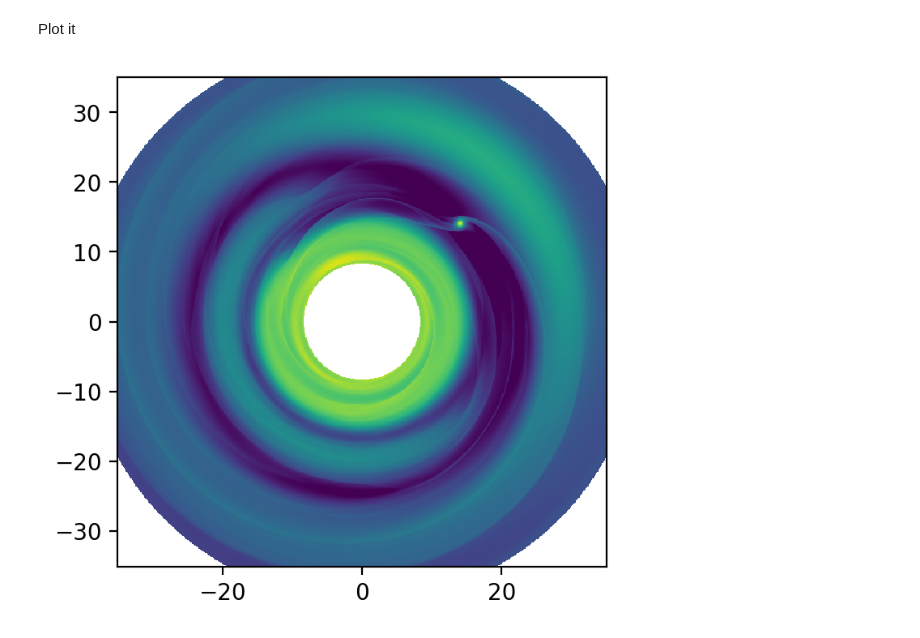
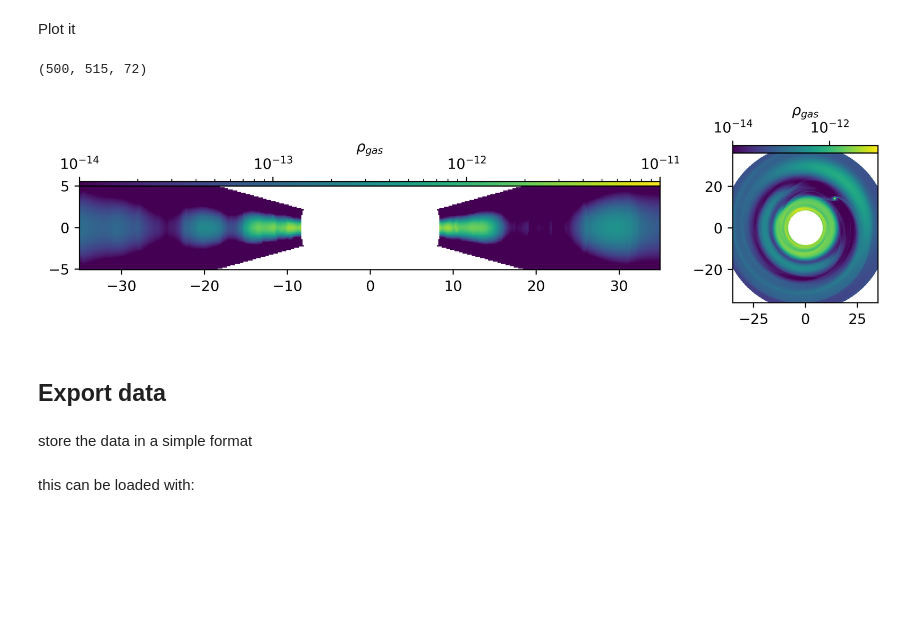
Before and after one commit to birnstiel/astro3D, a Jupyter notebook: interpolate_pluto_disk.ipynb, the cells around one changed output. Cells and saved outputs as stored; diff of their text form; code cells hidden in the pictures; blank space fills up the shorter version.

```diff
--- a/interpolate_pluto_disk.ipynb
+++ b/interpolate_pluto_disk.ipynb
@@ -39,9 +66,11 @@ rho_mod = np.concatenate((rho, rho[:, :, 0:1]), axis=2)
 # %% [markdown]
 We create a cartesian slice, here in the mid-plane `(x, y)` while we call the height `z`
 # %%
-x = np.linspace(-35, 35, 500) * au
-y = np.linspace(-35, 35, 510) * au
-z = np.array([0])
+dx = 0.14
+
+x = np.arange(-35, 35, dx) * au
+y = np.arange(-36, 36, dx) * au
+z = np.arange(-5, 5, dx) * au
 
 X, Y, Z = np.meshgrid(x, y, z, indexing='ij')
 # %% [markdown]
@@ -66,11 +95,38 @@ The result is again one dimensional (one value per new point), so we need to res
 interp = interp.reshape(X.shape)
 # %% [markdown]
 Plot it
+# %%
+X.shape
+# %% [output]
+(500, 515, 72)
 # %%
-vmax = 10.**np.ceil(np.log10(rho.max()))
+f, axs = plt.subplots(1, 2, dpi=200, gridspec_kw={'width_ratios':[4, 1]}, figsize=(10, 2))
 
-f, ax = plt.subplots(dpi=200)
-ax.pcolormesh(x / au, y / au, interp[:, :, 0].T, norm=LogNorm(vmin=1e-3 * vmax, vmax=vmax), shading='auto')
-ax.set_aspect('equal')
+vmax = 10.**np.ceil(np.log10(interp.max()))
+
+iy = len(y) // 2
+iz = len(z) // 2
+
+ax = axs[0]
+cc1 = ax.pcolormesh(X[:, iy, :] / au, Z[:, iy, :] / au, interp[:, iy, :], norm=LogNorm(vmin=1e-3 * vmax, vmax=vmax), shading='auto', rasterized=True)
+
+ax = axs[1]
+cc2 = ax.pcolormesh(X[:, :, iz] / au, Y[:, :, iz] / au, interp[:, :, iz], norm=LogNorm(vmin=1e-3 * vmax, vmax=vmax), shading='auto', rasterized=True)
+
+
+for ax, cc in zip(axs, [cc1, cc2]):
+    ax.set_aspect('equal')
+    pos = ax.get_position()
+    cax = f.add_axes([pos.x0, pos.y1, pos.width, pos.height / 20])
+    cb = plt.colorbar(cc, cax=cax, orientation='horizontal')
+    cb.set_label('$\\rho_{gas}$')
+    cax.xaxis.set_label_position('top')
+    cax.xaxis.set_ticks_position('top')
+
+f.savefig('plot.pdf', transparent=True, bbox_inches='tight')
 # %% [output]
-[figure, old version]
+[figure, new version]
+# %% [markdown]
+## Export data
+# %% [markdown]
+store the data in a simple format
@@ -76,0 +135,2 @@ ax.set_aspect('equal')
+# %% [markdown]
+this can be loaded with:
```
Also changed, not shown: parts of 8 cells of this notebook, 5 other files.
